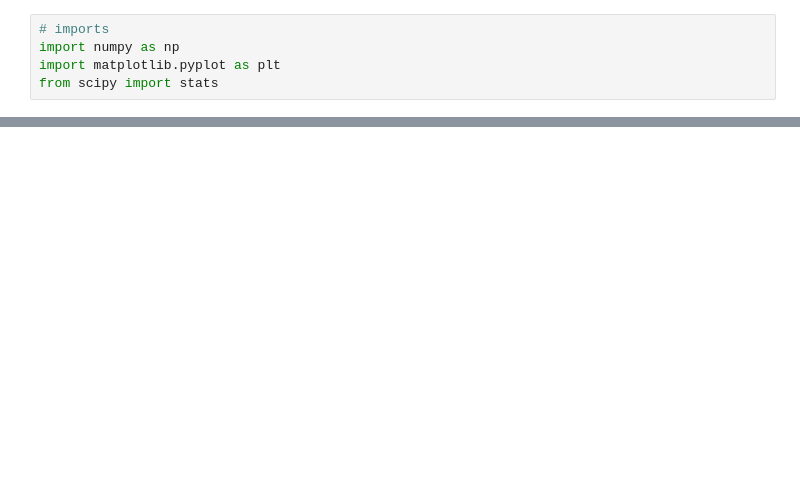
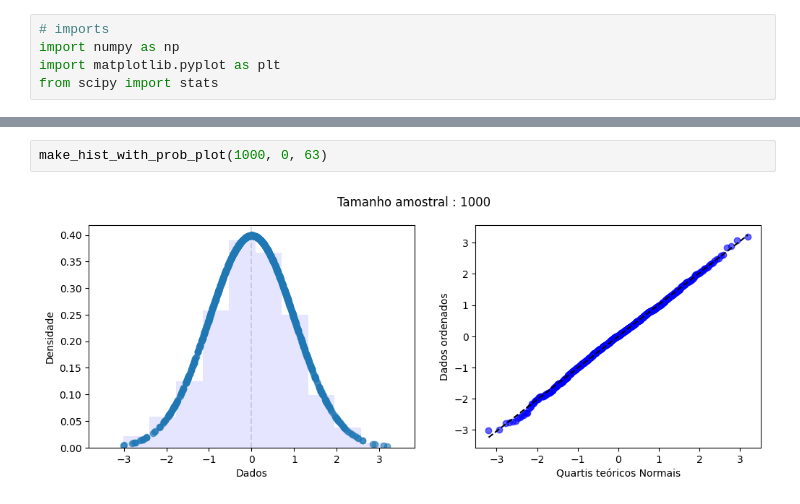
Before and after one commit to andersonmdcanteli/val-metodos-analiticos, a Jupyter notebook: make-plots/probplot/prob-example.ipynb, the cells around one changed output, grey strips where cells are left out. Drawn from its saved outputs; the diff is of its cells as text; blank space fills up the shorter version.

```diff
--- a/make-plots/probplot/prob-example.ipynb
+++ b/make-plots/probplot/prob-example.ipynb
@@ -23,0 +37,4 @@ plt.show()
+# %%
+make_hist_with_prob_plot(1000, 0, 63)
+# %% [output]
+[figure, added]
```
Also changed, not shown: parts of 20 cells of this notebook.
